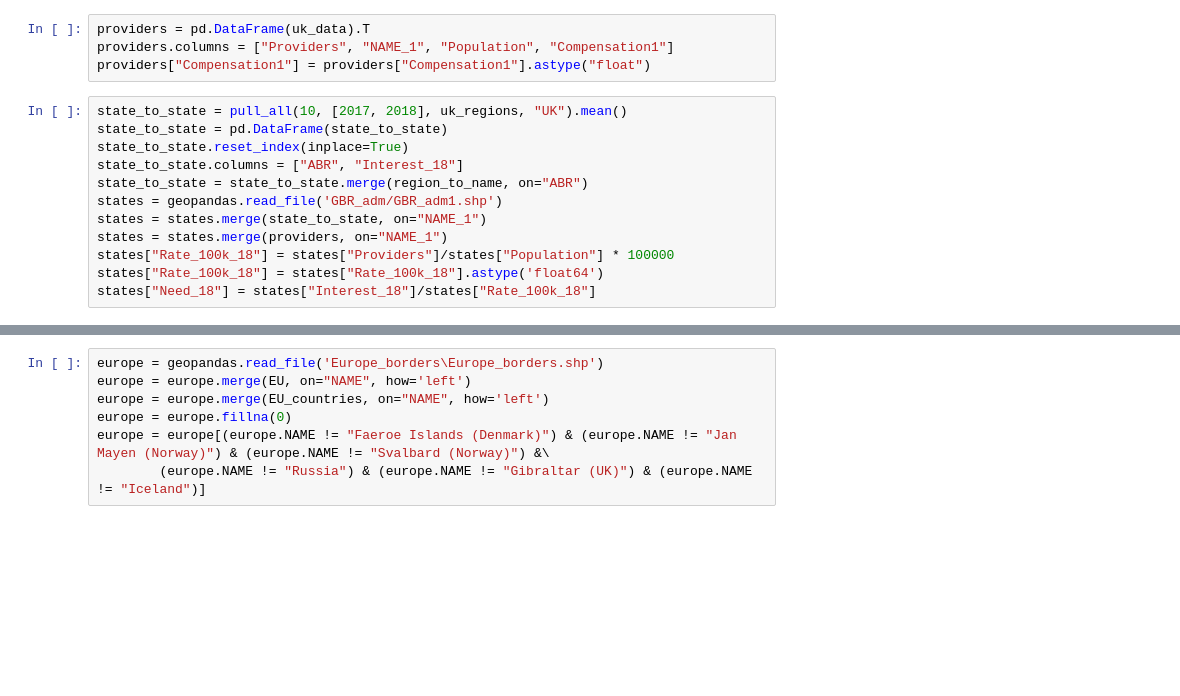
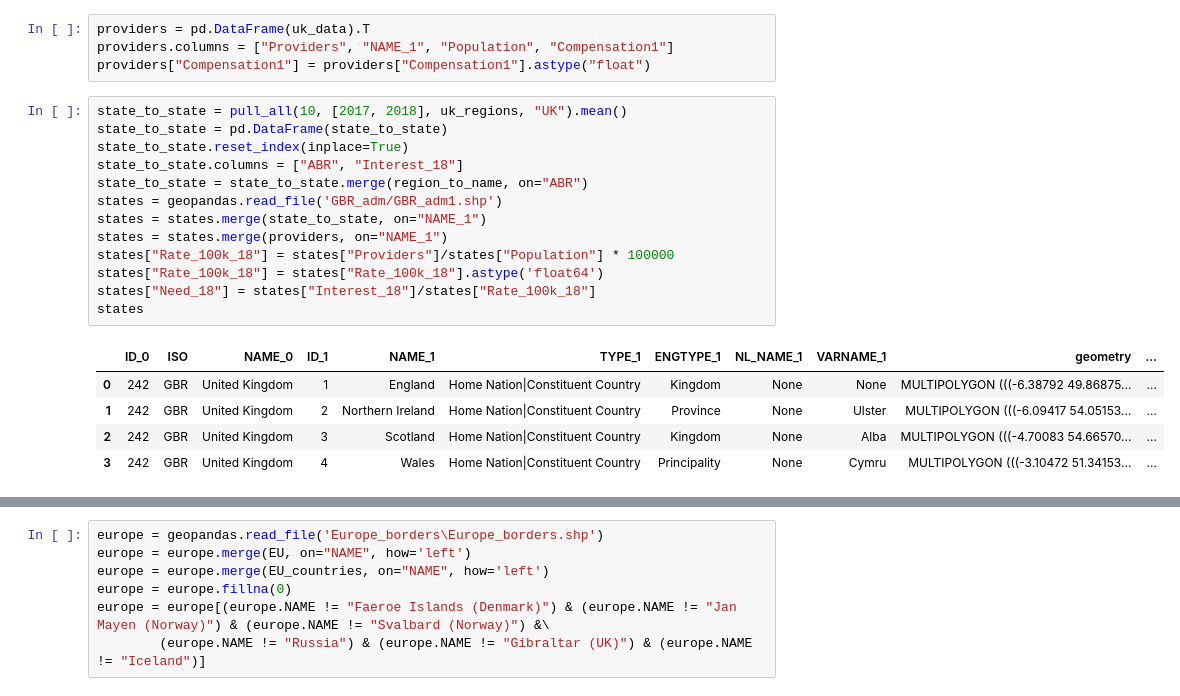
Before and after one commit to Aidan-Gilson/Ophtho_Trends, a Jupyter notebook: UK.ipynb, the cells around one changed output, grey strips where cells are left out. Saved outputs shown, nothing was run; the diff lists cells and outputs as text; blank space fills up the shorter version.

```diff
--- a/UK.ipynb
+++ b/UK.ipynb
@@ -30,15 +60,22 @@ providers["Compensation1"] = providers["Compensation1"].astype("float")
 # %%
 state_to_state = pull_all(10, [2017, 2018], uk_regions, "UK").mean()
 state_to_state = pd.DataFrame(state_to_state)
 state_to_state.reset_index(inplace=True)
 state_to_state.columns = ["ABR", "Interest_18"]
 state_to_state = state_to_state.merge(region_to_name, on="ABR")
 states = geopandas.read_file('GBR_adm/GBR_adm1.shp')
 states = states.merge(state_to_state, on="NAME_1")
 states = states.merge(providers, on="NAME_1")
 states["Rate_100k_18"] = states["Providers"]/states["Population"] * 100000
 states["Rate_100k_18"] = states["Rate_100k_18"].astype('float64')
 states["Need_18"] = states["Interest_18"]/states["Rate_100k_18"]
+states
+# %% [output]
+|  | ID_0 | ISO | NAME_0 | ID_1 | NAME_1 | TYPE_1 | ENGTYPE_1 | NL_NAME_1 | VARNAME_1 | geometry | ... |
+| 0 | 242 | GBR | United Kingdom | 1 | England | Home Nation|Constituent Country | Kingdom | None | None | MULTIPOLYGON (((-6.38792 49.86875... | ... |
+| 1 | 242 | GBR | United Kingdom | 2 | Northern Ireland | Home Nation|Constituent Country | Province | None | Ulster | MULTIPOLYGON (((-6.09417 54.05153... | ... |
+| 2 | 242 | GBR | United Kingdom | 3 | Scotland | Home Nation|Constituent Country | Kingdom | None | Alba | MULTIPOLYGON (((-4.70083 54.66570... | ... |
+| 3 | 242 | GBR | United Kingdom | 4 | Wales | Home Nation|Constituent Country | Principality | None | Cymru | MULTIPOLYGON (((-3.10472 51.34153... | ... |
 # %%
 def truncate_colormap(cmap, minval=0.0, maxval=1.0, n=100):
     new_cmap = colors.LinearSegmentedColormap.from_list('trunc({n},{a:.2f},{b:.2f})'.format(n=cmap.name, a=minval, b=maxval),cmap(np.linspace(minval, maxval, n)))
```
Also changed, not shown: parts of 11 cells of this notebook, 6 other files.
